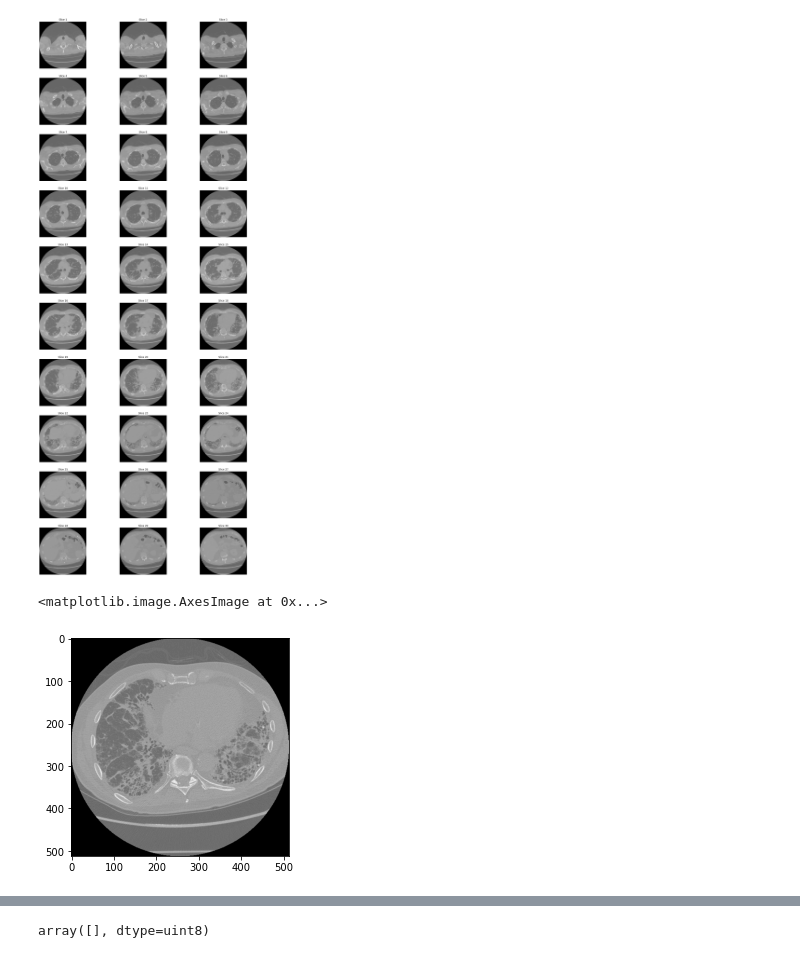
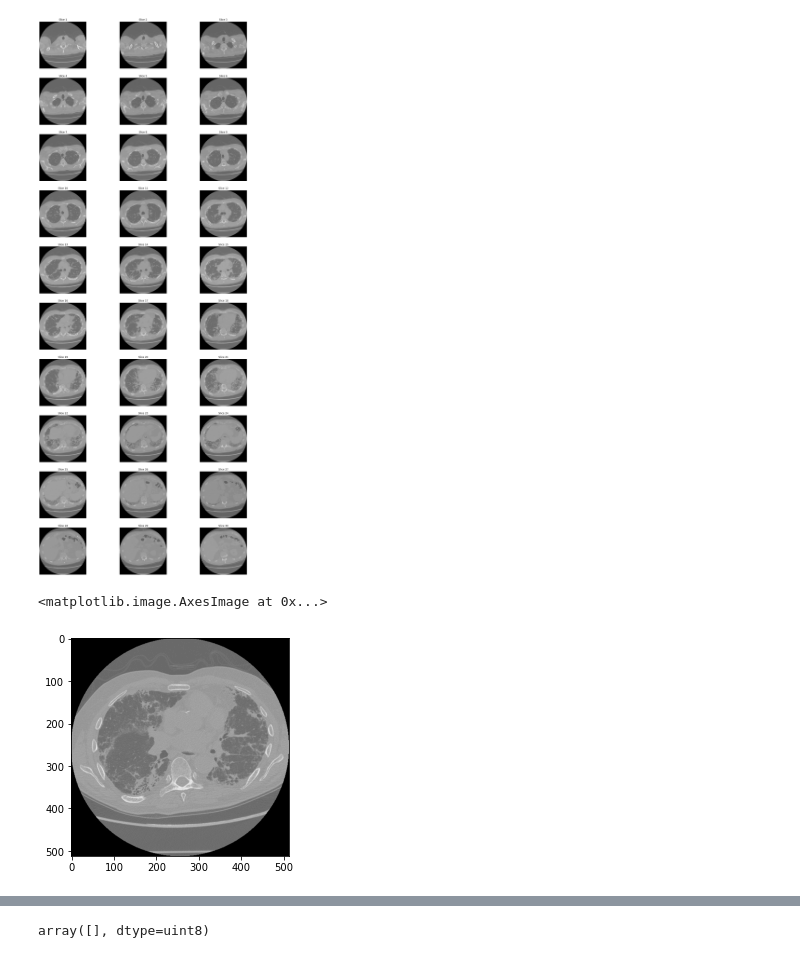
Before and after one commit to anushkahebbar/cardiac-segmentation, a Jupyter notebook: Slice Preprocessing.ipynb, the cells around one changed output, grey strips where cells are left out. Drawn from its saved outputs; the diff is of its cells as text; code cells hidden in the pictures.

```diff
--- a/Slice Preprocessing.ipynb
+++ b/Slice Preprocessing.ipynb
@@ -68,11 +68,11 @@ showImages(sliceImgs, 3, PatientID)
 # %% [output]
 [figure]
 # %%
-im = readImg('sample-dataset/ID00007637202177411956430_20.jpg')
+im = readImg('sample-dataset/ID00007637202177411956430_16.jpg')
 plt.imshow(im, cmap='gray')
 # %% [output]
 <matplotlib.image.AxesImage at 0x...>
-[figure, old version]
+[figure, new version]
 # %%
 plt.figure(figsize = (12, 6))
 
```
Also changed, not shown: parts of 17 cells of this notebook.
